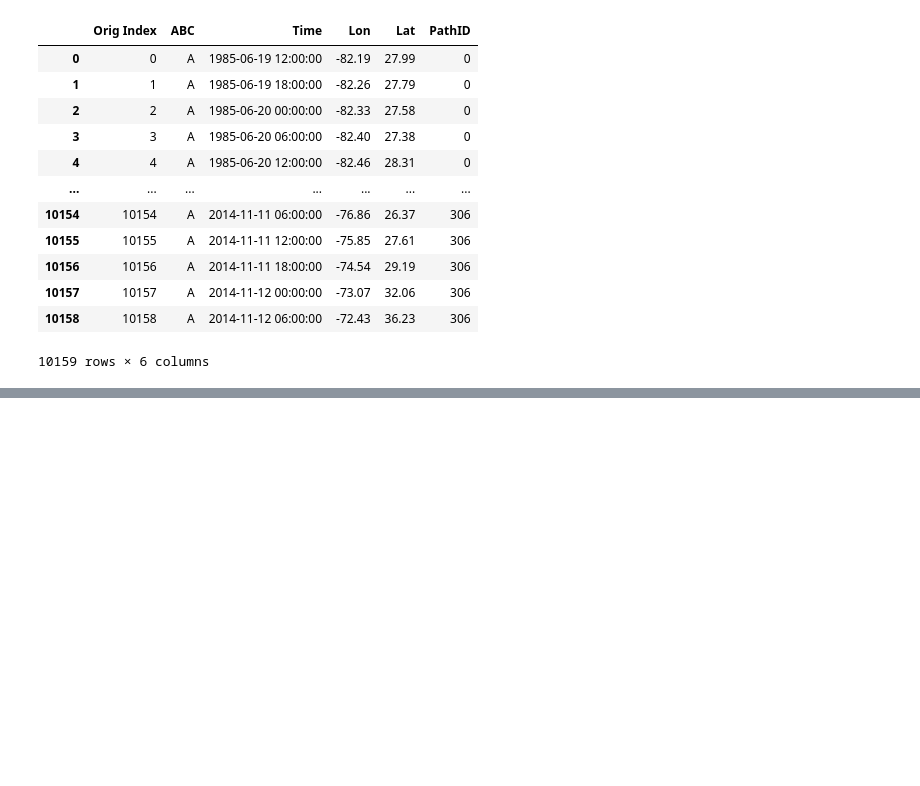
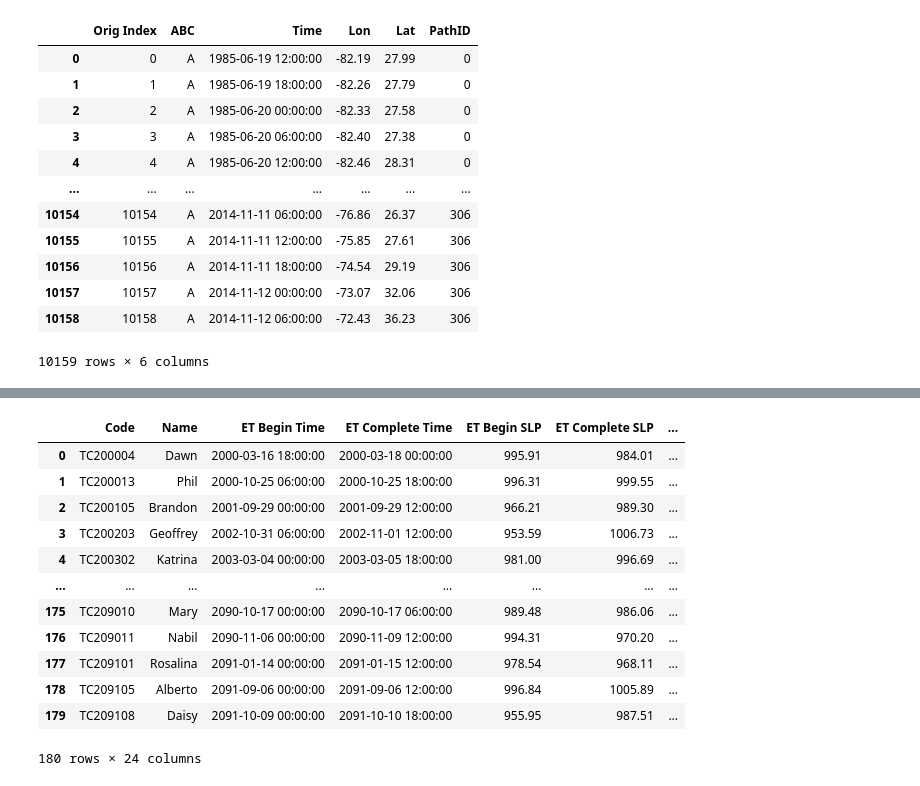
Before and after one commit to Luigi728/ExtraTrack_Github, a Jupyter notebook: RCP_Analysis/RCP_Analysis_V6.7.2.ipynb, the cells around one changed output, grey strips where cells are left out. Drawn from its saved outputs; the diff is of its cells as text; code cells hidden in the pictures; blank space fills up the shorter version.

```diff
--- a/RCP_Analysis/RCP_Analysis_V6.7.2.ipynb
+++ b/RCP_Analysis/RCP_Analysis_V6.7.2.ipynb
@@ -454,0 +391,22 @@ KeyError: 0
+# %%
+RCP45_Data_Compo = DF_Data_Compo(RCP45_Data, RCP45_ET, RCP45_Compo, \
+RCP45_A_Compo_nc, RCP45_B_Compo_nc, RCP45_C_Compo_nc)
+#RCP45_Data_Compo
+# %%
+RCP45_ET_Compo = DF_ET_Compo(RCP45_Data_Compo, RCP45_ET, RCP45_Compo, \
+RCP45_A_Compo_nc, RCP45_B_Compo_nc, RCP45_C_Compo_nc)
+RCP45_ET_Compo
+# %% [output]
+|  | Code | Name | ET Begin Time | ET Complete Time | ET Begin SLP | ET Complete SLP | ... |
+| 0 | TC200004 | Dawn | 2000-03-16 18:00:00 | 2000-03-18 00:00:00 | 995.91 | 984.01 | ... |
+| 1 | TC200013 | Phil | 2000-10-25 06:00:00 | 2000-10-25 18:00:00 | 996.31 | 999.55 | ... |
+| 2 | TC200105 | Brandon | 2001-09-29 00:00:00 | 2001-09-29 12:00:00 | 966.21 | 989.30 | ... |
+| 3 | TC200203 | Geoffrey | 2002-10-31 06:00:00 | 2002-11-01 12:00:00 | 953.59 | 1006.73 | ... |
+| 4 | TC200302 | Katrina | 2003-03-04 00:00:00 | 2003-03-05 18:00:00 | 981.00 | 996.69 | ... |
+| ... | ... | ... | ... | ... | ... | ... | ... |
+| 175 | TC209010 | Mary | 2090-10-17 00:00:00 | 2090-10-17 06:00:00 | 989.48 | 986.06 | ... |
+| 176 | TC209011 | Nabil | 2090-11-06 00:00:00 | 2090-11-09 12:00:00 | 994.31 | 970.20 | ... |
+| 177 | TC209101 | Rosalina | 2091-01-14 00:00:00 | 2091-01-15 12:00:00 | 978.54 | 968.11 | ... |
+| 178 | TC209105 | Alberto | 2091-09-06 00:00:00 | 2091-09-06 12:00:00 | 996.84 | 1005.89 | ... |
+| 179 | TC209108 | Daisy | 2091-10-09 00:00:00 | 2091-10-10 18:00:00 | 955.95 | 987.51 | ... |
+180 rows × 24 columns
```
Also changed, not shown: parts of 12 cells of this notebook.
